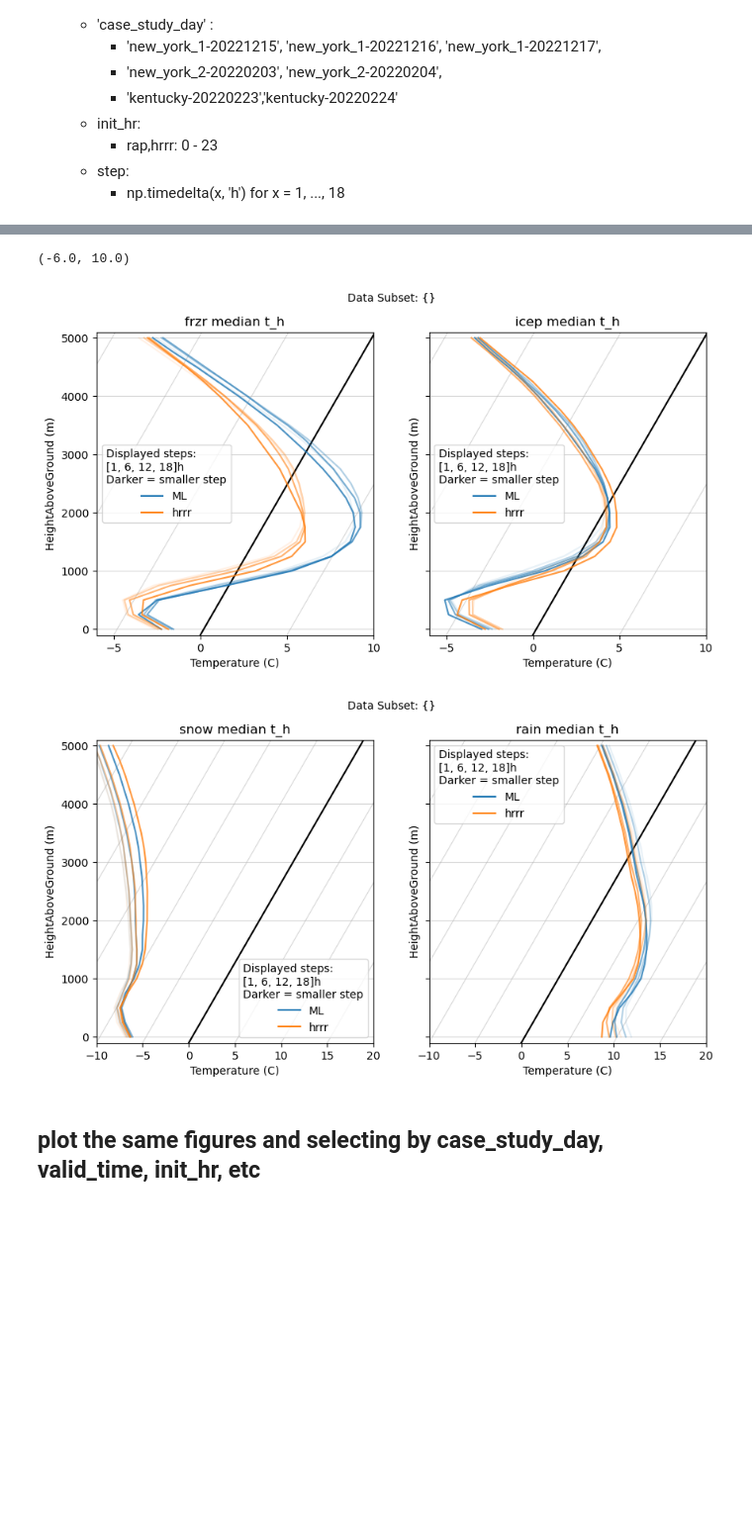
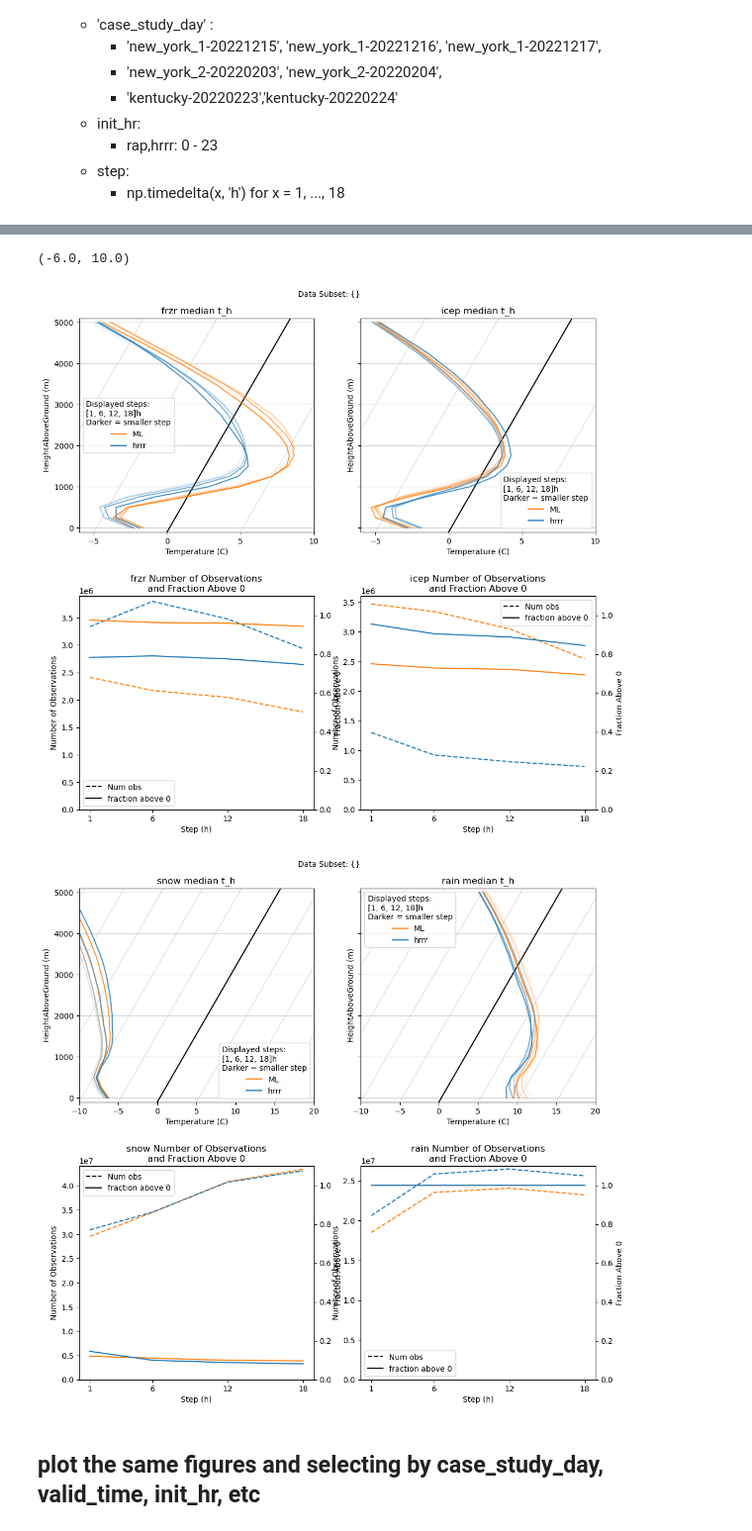
Before and after one commit to ai2es/ptype-physical, a Jupyter notebook: composite-soundings/plot-time-analysis.ipynb, the cells around one changed output, grey strips where cells are left out. Shown at 99% size. Saved outputs shown, nothing was run; the diff lists cells and outputs as text; code cells hidden in the pictures; blank space fills up the shorter version.

```diff
--- a/composite-soundings/plot-time-analysis.ipynb
+++ b/composite-soundings/plot-time-analysis.ipynb
@@ -36,9 +36,11 @@ model = 'hrrr'
 ds = xr.open_dataset(join(data_dir,f"{model}_all.nc"), engine='netcdf4')
 query = SoundingQuery(ds)
 
-color_dict = {'NWP': '#FF7F0E',
-              'ML': '#1F77B4'}
+color_dict = {'NWP': '#1F77B4',
+              'ML': '#FF7F0E'}
 
 lstyledict = {'t_h': 'solid',
               'dpt_h': 'dashed',
-              'wb_h': 'dotted'}
+              'wb_h': 'dotted',
+              'num_obs': 'dashed',
+              'fabv': 'solid'}
@@ -103,19 +170,19 @@ def plot_by_step(steps = [1, 6, 12, 18]):
 # %%
 select_case = {
                #'case_study_day': 'kentucky-20220224',
                #'init_hr': [0,2],
               }
 #which profile to plot
 var = 't_h'
 stat= 'median' #mean or median
-
-res_axs = plot_by_step()
+reload(utils)
+res_axs, t_axs = plot_by_step()
 res_axs[0].set_xlim(-6,10)
 res_axs[1].set_xlim(-6,10)
 # %% [output]
 (-6.0, 10.0)
-[figure, old version]
+[figure, new version]
-[figure, old version]
+[figure, new version]
 # %% [markdown]
 ## plot the same figures and selecting by case_study_day, valid_time, init_hr, etc
 # %%
```
Also changed, not shown: parts of 5 cells of this notebook, 9 other files.
